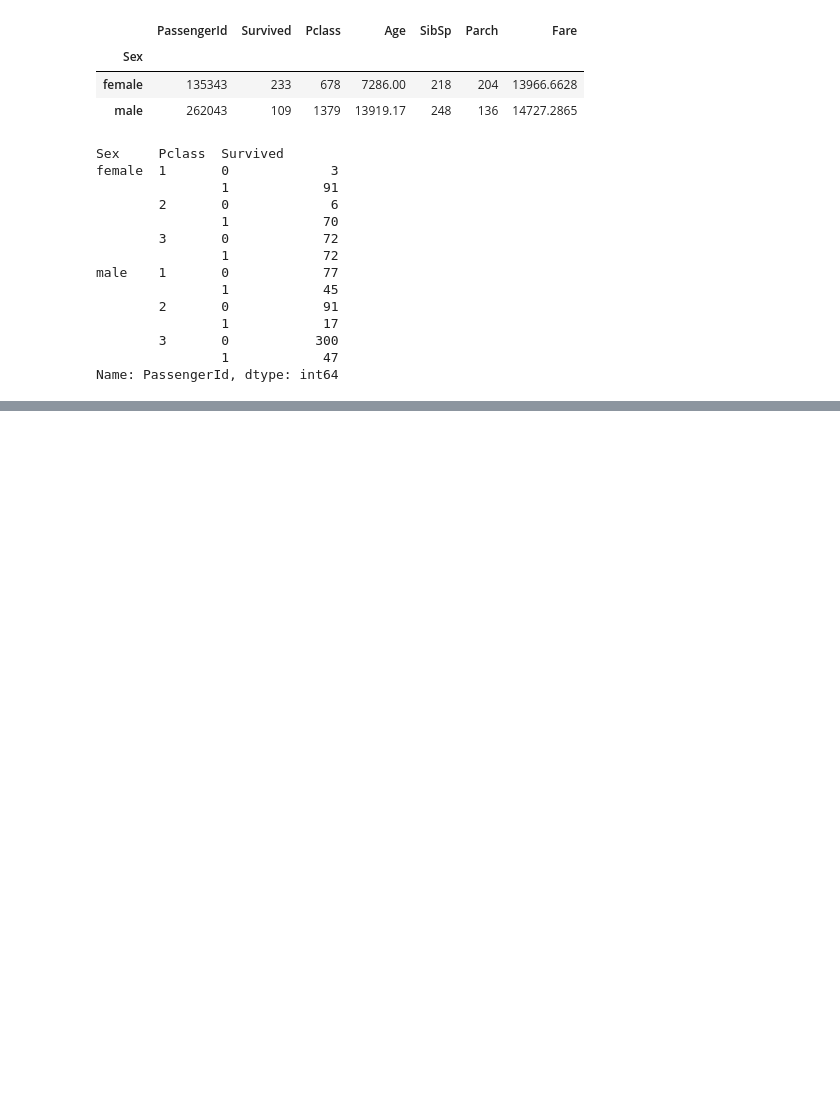
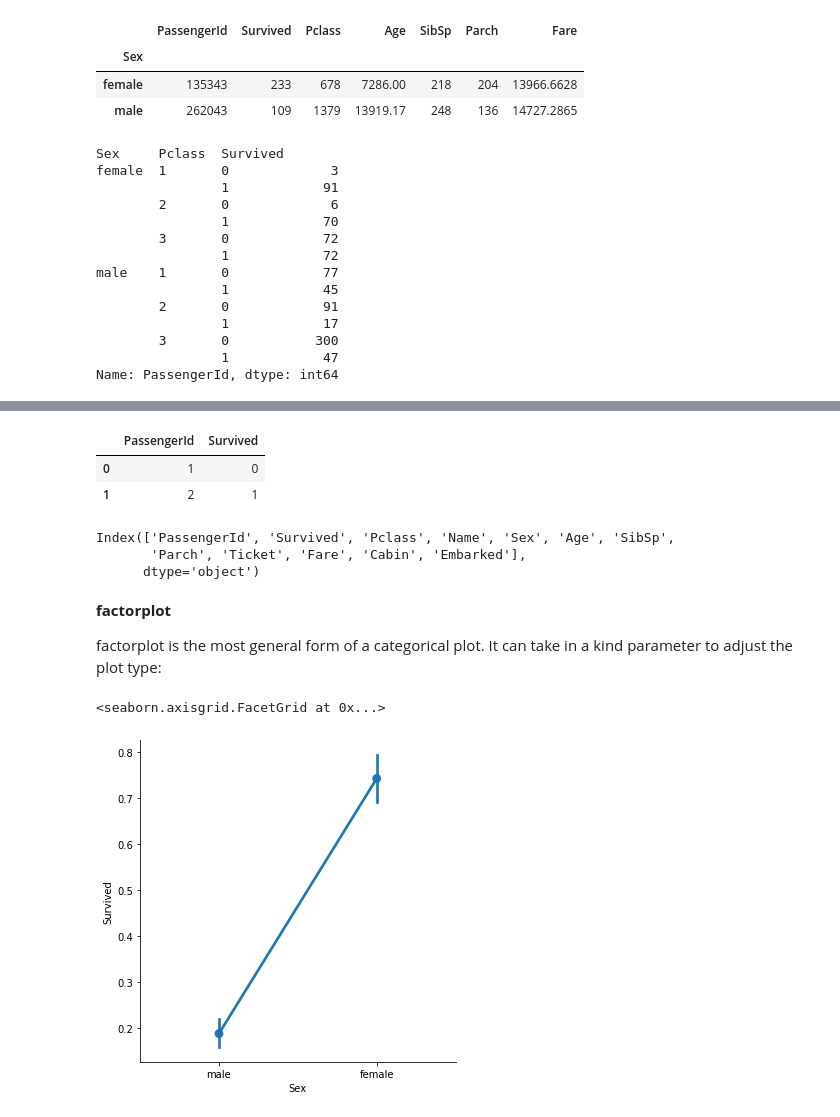
Before and after one commit to thisisharrison/titanic, a Jupyter notebook: Titanic_Practice.ipynb, the cells around one changed output, grey strips where cells are left out. Cells and saved outputs as stored; diff of their text form; code cells hidden in the pictures; blank space fills up the shorter version.

```diff
--- a/Titanic_Practice.ipynb
+++ b/Titanic_Practice.ipynb
@@ -278,0 +325,31 @@ Name: PassengerId, dtype: int64
+# %%
+# .iloc > filtering rows and selecting columns by integer position
+# 0 to excluding 2
+# .iloc[ __row_index__ , __col_index__ ]
+titanic.iloc[0:2, 0:2]
+# %% [output]
+|  | PassengerId | Survived |
+| 0 | 1 | 0 |
+| 1 | 2 | 1 |
+# %%
+# it uses the columns index, it is exclusive of the second number
+titanic.columns
+# %% [output]
+Index(['PassengerId', 'Survived', 'Pclass', 'Name', 'Sex', 'Age', 'SibSp',
+       'Parch', 'Ticket', 'Fare', 'Cabin', 'Embarked'],
+      dtype='object')
+# %% [markdown]
+**factorplot**
+
+factorplot is the most general form of a categorical plot. It can take in a kind parameter to adjust the plot type:
+# %%
+#factorplot -- > seaborn
+# informative when we have multiple groups to compare
+# x and y are self explanatory
+# hue gives us categorical values. hue needs to be a string
+
+sns.factorplot(data = titanic, x = "Sex", y = "Survived")
+# Observation: Female has a higher change of survival
+# %% [output]
+<seaborn.axisgrid.FacetGrid at 0x...>
+[figure, added]
```
Also changed, not shown: parts of 7 cells of this notebook.
